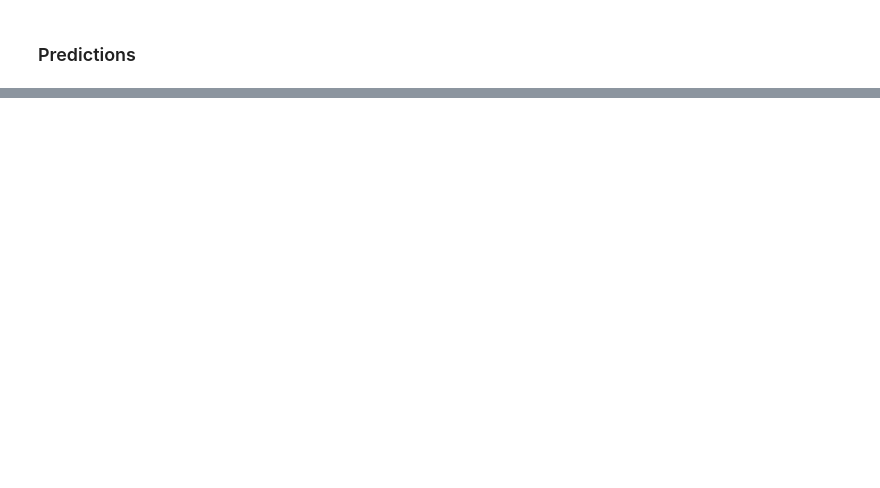
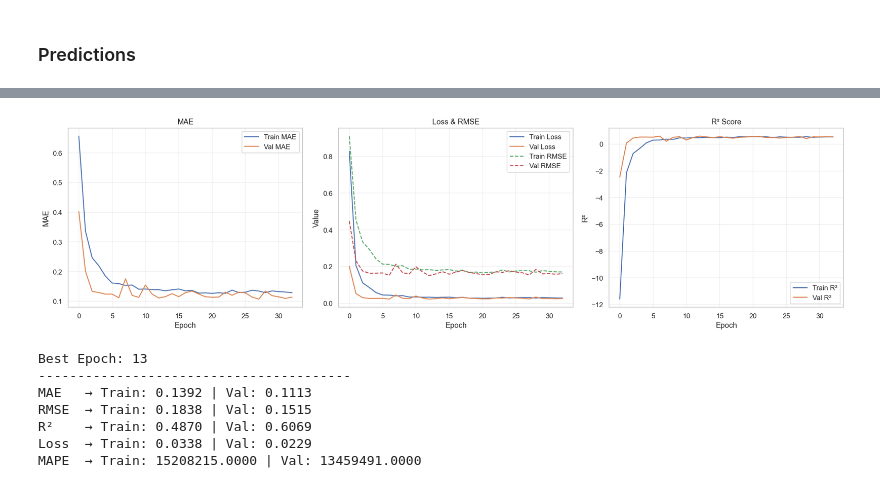
Before and after one commit to HaripriyaGounalan/student-success-predictor, a Jupyter notebook: second_term_gpa_regression/student_second_term_gpa_prediction.ipynb, the cells around one changed output, grey strips where cells are left out. Cells and saved outputs as stored; diff of their text form; code cells hidden in the pictures; blank space fills up the shorter version.

Commit message:
Update second_term_gpa_regression

```diff
--- a/second_term_gpa_regression/student_second_term_gpa_prediction.ipynb
+++ b/second_term_gpa_regression/student_second_term_gpa_prediction.ipynb
@@ -381,0 +645,18 @@ plt.show()
+# %%
+# best model from the search high accuracy and low loss on validation set
+overall_best_trial = hyperband_tuner.get_best_hyperparameters(3)[0]
+best_model = hyperband_tuner.hypermodel.build(overall_best_trial)
+best_model.summary()
+
+# observe training with early stopping and model checkpointing
+early_stopping, checkpoint = custom_callback(monitor="val_loss", mode="min", patience=20, filepath=project_path/"second_term_gpa_regression/models/best_regression_model.keras")
+
+history = best_model.fit(
+    X_train, y_train,
+    epochs=200,
+    validation_data=(X_val, y_val),
+    callbacks=[early_stopping, checkpoint],
+    verbose=1,
+)
+
+print("Training completed.")
@@ -381,0 +697,12 @@ plt.show()
+# %%
+# visualize training history of the best model
+plot_regression_history(history)
+# %% [output]
+[figure, added]
+Best Epoch: 13
+----------------------------------------
+MAE   → Train: 0.1392 | Val: 0.1113
+RMSE  → Train: 0.1838 | Val: 0.1515
+R²    → Train: 0.4870 | Val: 0.6069
+Loss  → Train: 0.0338 | Val: 0.0229
+MAPE  → Train: 15208215.0000 | Val: 13459491.0000
```
Also changed, not shown: parts of 22 cells of this notebook, 2 other files.
